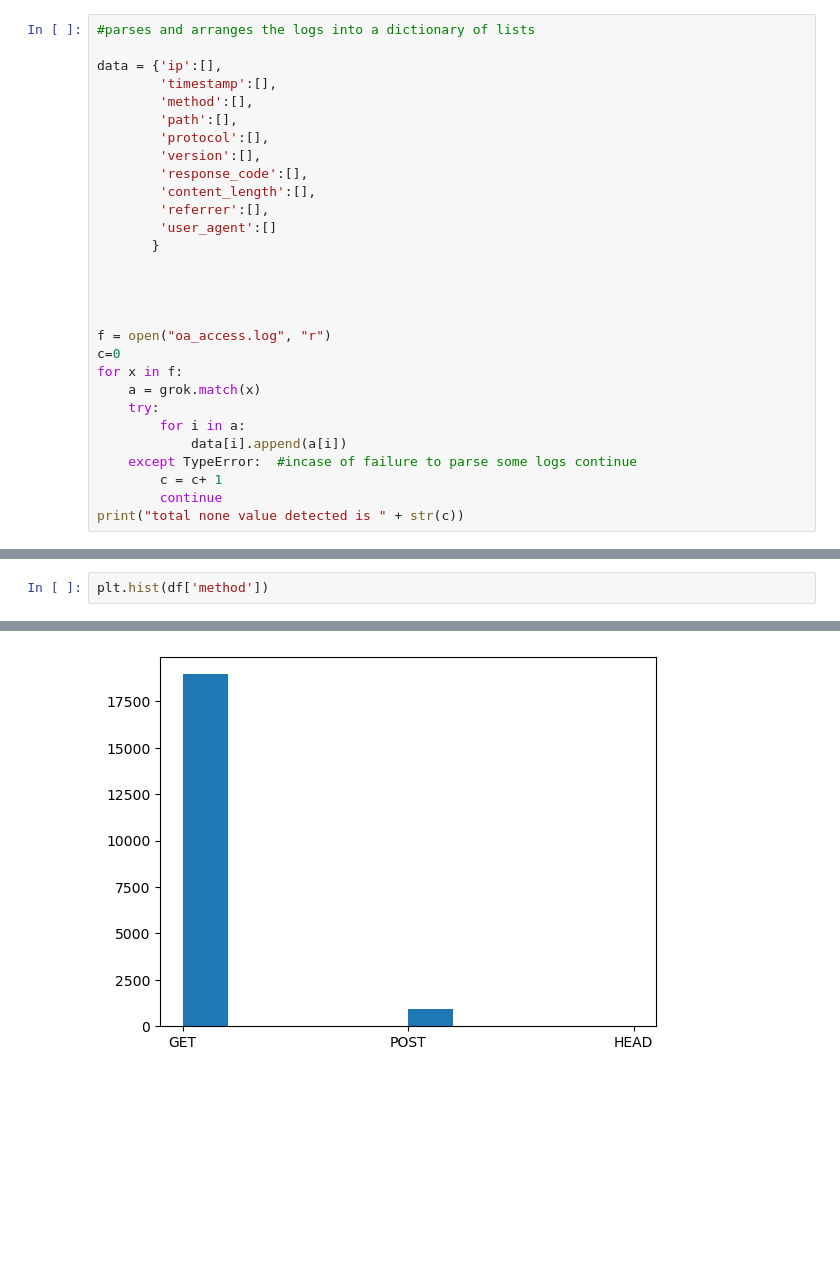
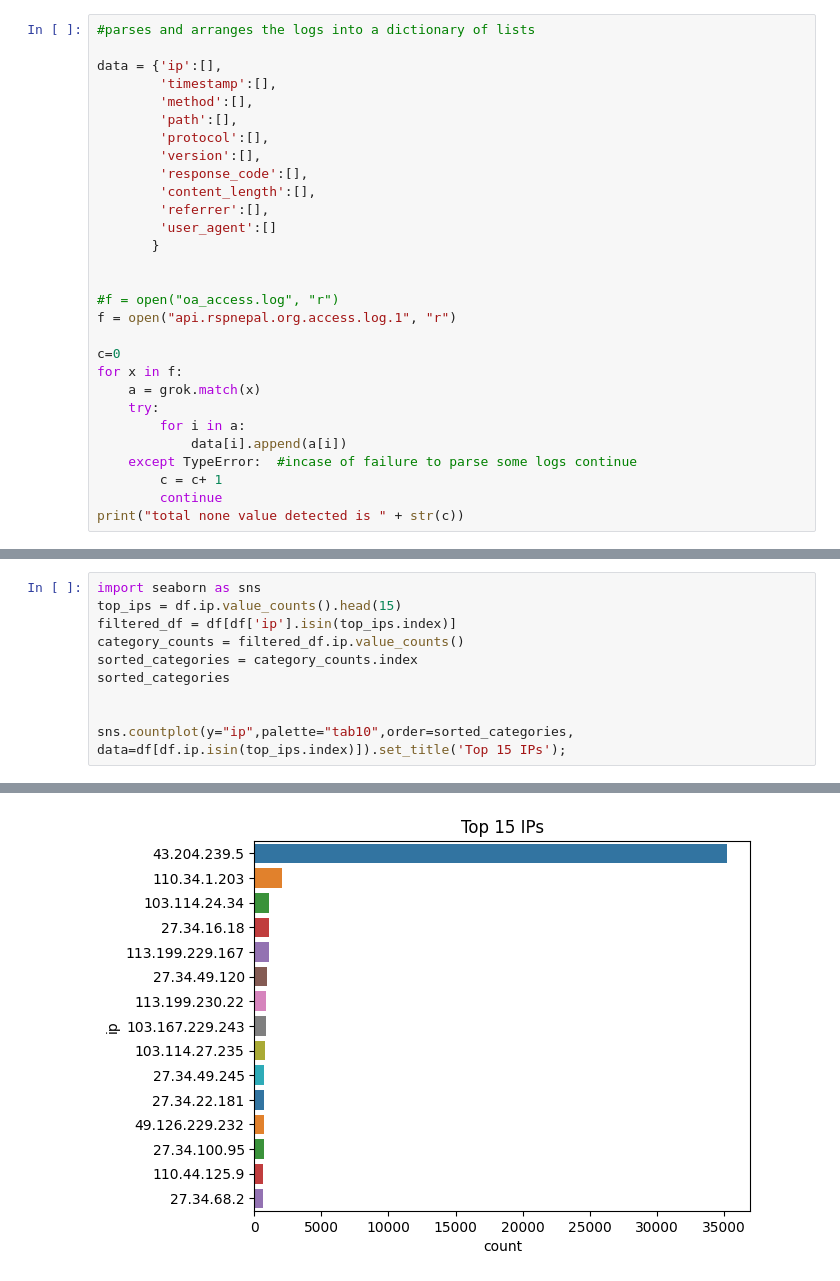
Before and after one commit to aashutoshkhadgi/webserver-log-analyzer, a Jupyter notebook: log-analyzer.py.ipynb, the cells around one changed output, grey strips where cells are left out. Drawn from its saved outputs; the diff is of its cells as text; blank space fills up the shorter version.

```diff
--- a/log-analyzer.py.ipynb
+++ b/log-analyzer.py.ipynb
@@ -30,9 +29,9 @@ data = {'ip':[],
        }
 
 
+#f = open("oa_access.log", "r")
+f = open("api.rspnepal.org.access.log.1", "r")
 
-
-f = open("oa_access.log", "r")
 c=0
 for x in f:
     a = grok.match(x)
@@ -97,3 +80,11 @@ sb.countplot(x='ip', data=df[df.ip.isin(top_5_ips.index)],hue='response_code')
 # %%
-plt.hist(df['method'])
+import seaborn as sns
+top_ips = df.ip.value_counts().head(15)
+filtered_df = df[df['ip'].isin(top_ips.index)]
+category_counts = filtered_df.ip.value_counts()
+sorted_categories = category_counts.index
+sorted_categories
+
+
+sns.countplot(y="ip",palette="tab10",order=sorted_categories, data=df[df.ip.isin(top_ips.index)]).set_title('Top 15 IPs');
 # %% [output]
@@ -104 +91 @@ plt.hist(df['method'])
-[figure, old version]
+[figure, new version]
```
Also changed, not shown: parts of 13 cells of this notebook, 5 other files.
